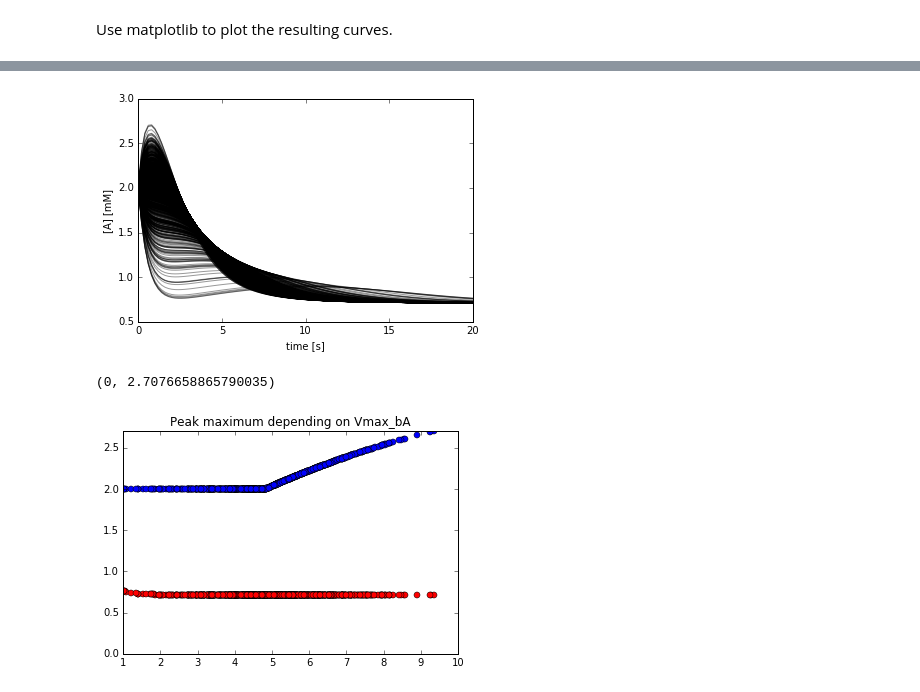
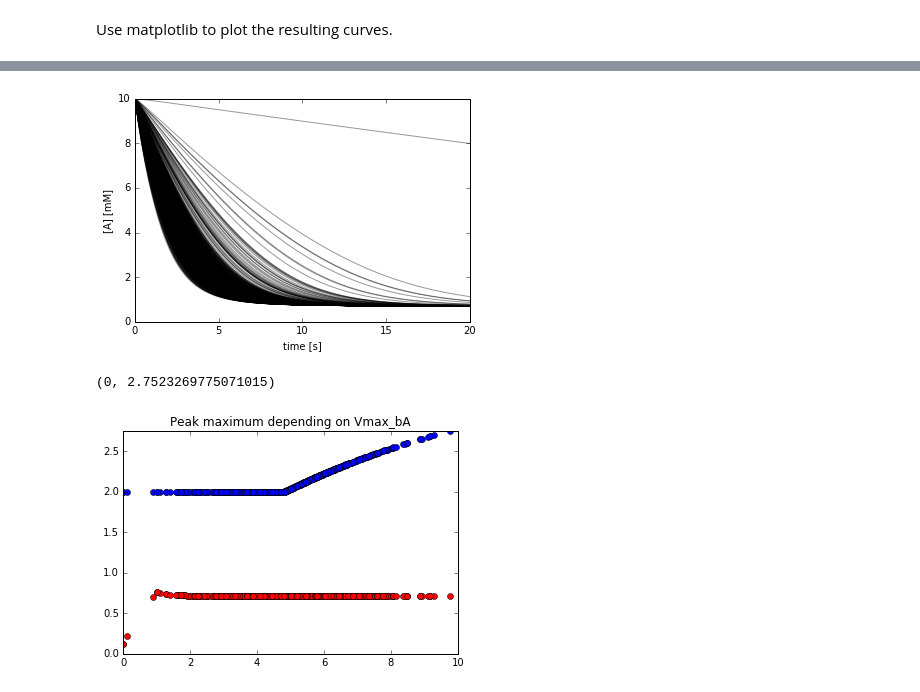
Before and after one commit to jingyayeah/multiscale-galactose, a Jupyter notebook: python/multiscalepy/multiscale/examples/notebook/demo_basic.ipynb, the cells around one changed output, grey strips where cells are left out. Drawn from its saved outputs; the diff is of its cells as text; code cells hidden in the pictures.

```diff
--- a/python/multiscalepy/multiscale/examples/notebook/demo_basic.ipynb
+++ b/python/multiscalepy/multiscale/examples/notebook/demo_basic.ipynb
@@ -378,6 +379,6 @@ import multiscale.odesim.simulate.roadrunner_tools as rt
 # %%
 # reload clean model
-rr = roadrunner.RoadRunner(sbml_filepath)
+r = roadrunner.RoadRunner(testdata.demo_sbml)
 # %% [markdown]
 Select parameters to change in the following simulations
 # %%
@@ -452,6 +453,9 @@ bA = scale_f * (Vmax_bA / Km_A) * (A_ext - A) / (1 + A_ext / Km_A + A / Km_A)
 # initial values
 import numpy as np
 import time
+
+rt.set_integrator_settings(r, absolute_tolerance=1e-08, relative_tolerance=1e-08,
+                          variable_step_size=False, stiff=False)
 
 # Create some parameter sampling
 # Vmax_test = np.linspace(start=0, stop=10, num=20)
@@ -463,10 +467,9 @@ t1 = time.time()
 results = []  # quick and dirty, better preallocate matrices
 for Vmax in Vmax_test:
     # create a parameter dict for the simulation
-    (s, _) = rt.simulation(rr, t_start=0, t_stop=20, steps=100, \
+    (s, _) = rt.simulate(r, t_start=0, t_stop=20, steps=100,\
                            parameters={'Vmax_bA': Vmax}, \
-                           init_concentrations={'A': 2.0}, \
-                           absTol=1e-08, relTol=1e-08, debug=False)
+                           init_concentrations={'c__A': 2.0}, debug=False)
     results.append(s)
-print 'time : {} [s] for {} simulations'.format(time.time() - t1, N_sample)
+print('time : {} [s] for {} simulations'.format(time.time() - t1, N_sample))
 # %% [output]
@@ -490,7 +505,7 @@ rr.selections
 # %%
 for s in results:
     # plt.plot(results[0].transpose())
-    plt.plot(s['time'], s['[A_ext]'], color='black', alpha=0.4)
+    plt.plot(s['time'], s['[c__A]'], color='black', alpha=0.4)
 plt.xlim(0, 20)
 plt.xlabel('time [s]')
 plt.ylabel('[A_ext] [mM]');
@@ -499,19 +514,19 @@ plt.ylabel('[A_ext] [mM]');
 # %%
 for s in results:
     # plt.plot(results[0].transpose())
-    plt.plot(s['time'], s['[A]'], color='black', alpha=0.4)
+    plt.plot(s['time'], s['[e__A]'], color='black', alpha=0.4)
     plt.xlim(0, 20)
     plt.xlabel('time [s]')
     plt.ylabel('[A] [mM]');
 # %% [output]
-[figure, old version]
+[figure, new version]
 # %%
-peaks = [max(s['[A]']) for s in results]
-mins = [min(s['[A]']) for s in results]
+peaks = [max(s['[c__A]']) for s in results]
+mins = [min(s['[c__A]']) for s in results]
 plt.plot(Vmax_test, peaks, 'o', color="blue")
 plt.plot(Vmax_test, mins, 'o', color="red")
 plt.title('Peak maximum depending on Vmax_bA')
 plt.ylim([0, max(peaks)])
 # %% [output]
-(0, 2.7076658865790035)
+(0, 2.7523269775071015)
-[figure, old version]
+[figure, new version]
```
Also changed, not shown: parts of 33 cells of this notebook, 1 other file.
